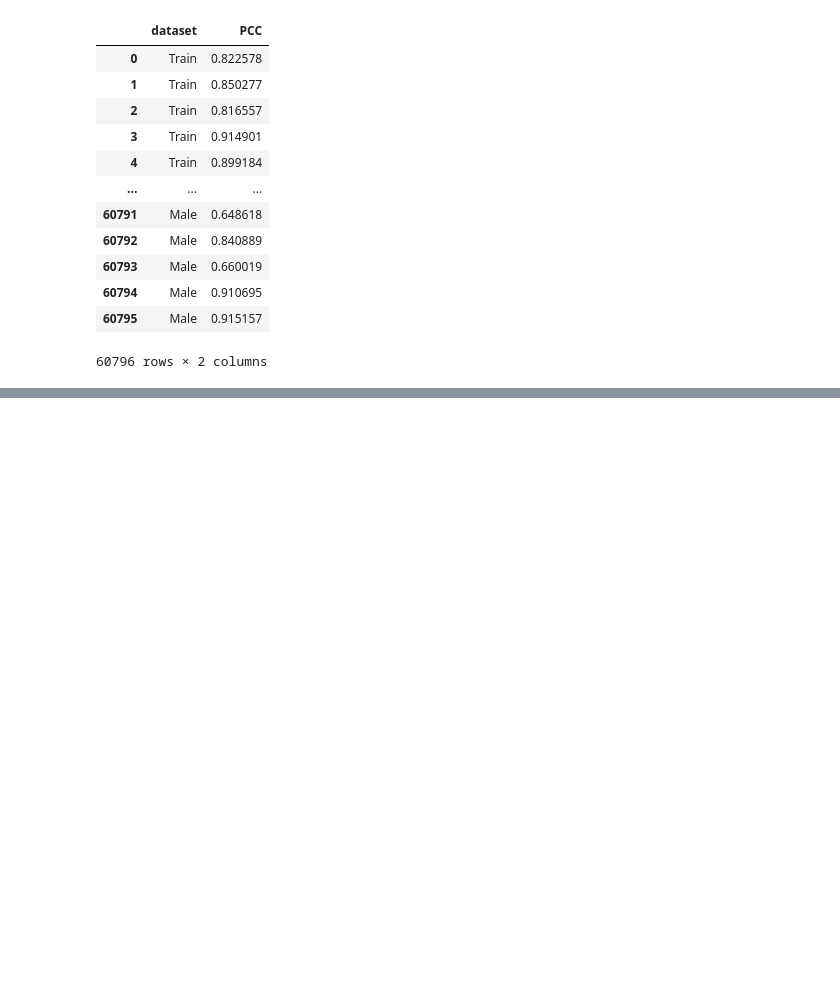
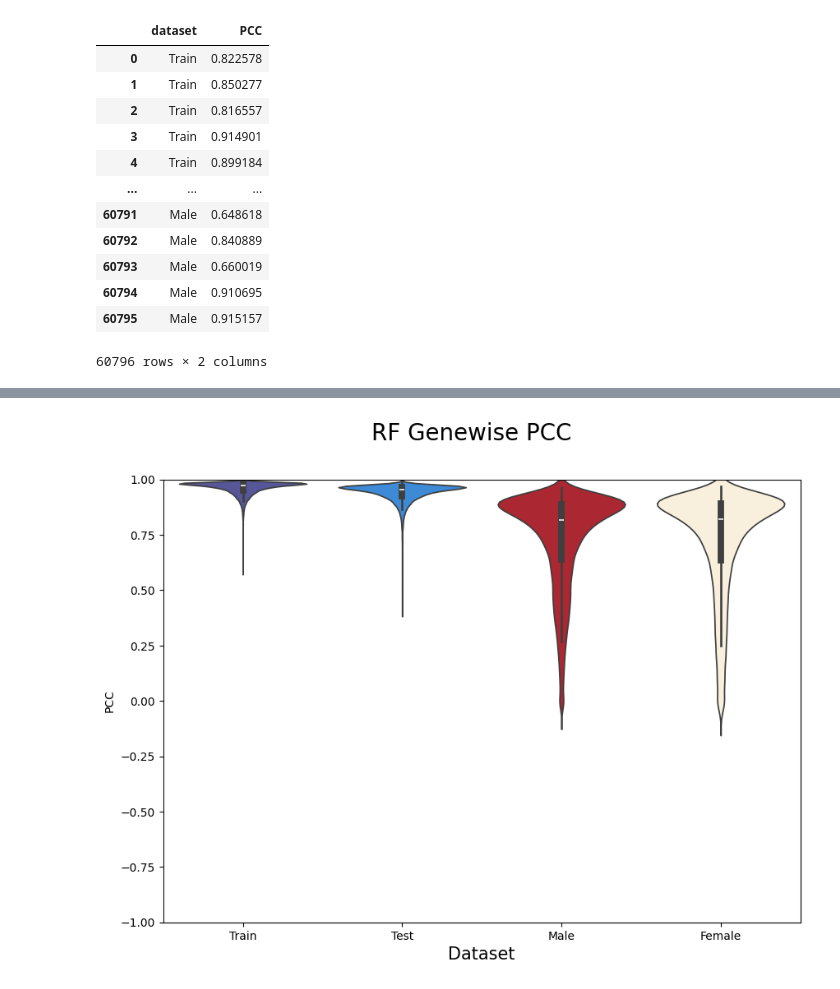
Before and after one commit to Alexander-Broadley/Zhang_lab_rotation, a Jupyter notebook: report_figures/accuracy_plots.ipynb, the cells around one changed output, grey strips where cells are left out. Saved outputs shown, nothing was run; the diff lists cells and outputs as text; code cells hidden in the pictures; blank space fills up the shorter version.

```diff
--- a/report_figures/accuracy_plots.ipynb
+++ b/report_figures/accuracy_plots.ipynb
@@ -153,0 +126,10 @@ create_pearsons_violin(plot_frame, y_col = 'PCC', title = 'Deep Learning Genewis
+# %%
+RF_results = pd.read_csv('../RF_MLR/data/RF_regressor_results.csv', index_col = 0)
+RF_results.columns = ['Train', 'Test', 'Male', 'Female']
+# %%
+RF_results_to_plot = RF_results.melt()
+RF_results_to_plot.columns = ['dataset', 'PCC']
+# %%
+create_pearsons_violin(RF_results_to_plot, y_col = 'PCC', title = 'RF Genewise PCC', file_title = 'RF_genewise_PCC', palette = palette)
+# %% [output]
+[figure, added]
```
Also changed, not shown: parts of 8 cells of this notebook, 6 other files.
